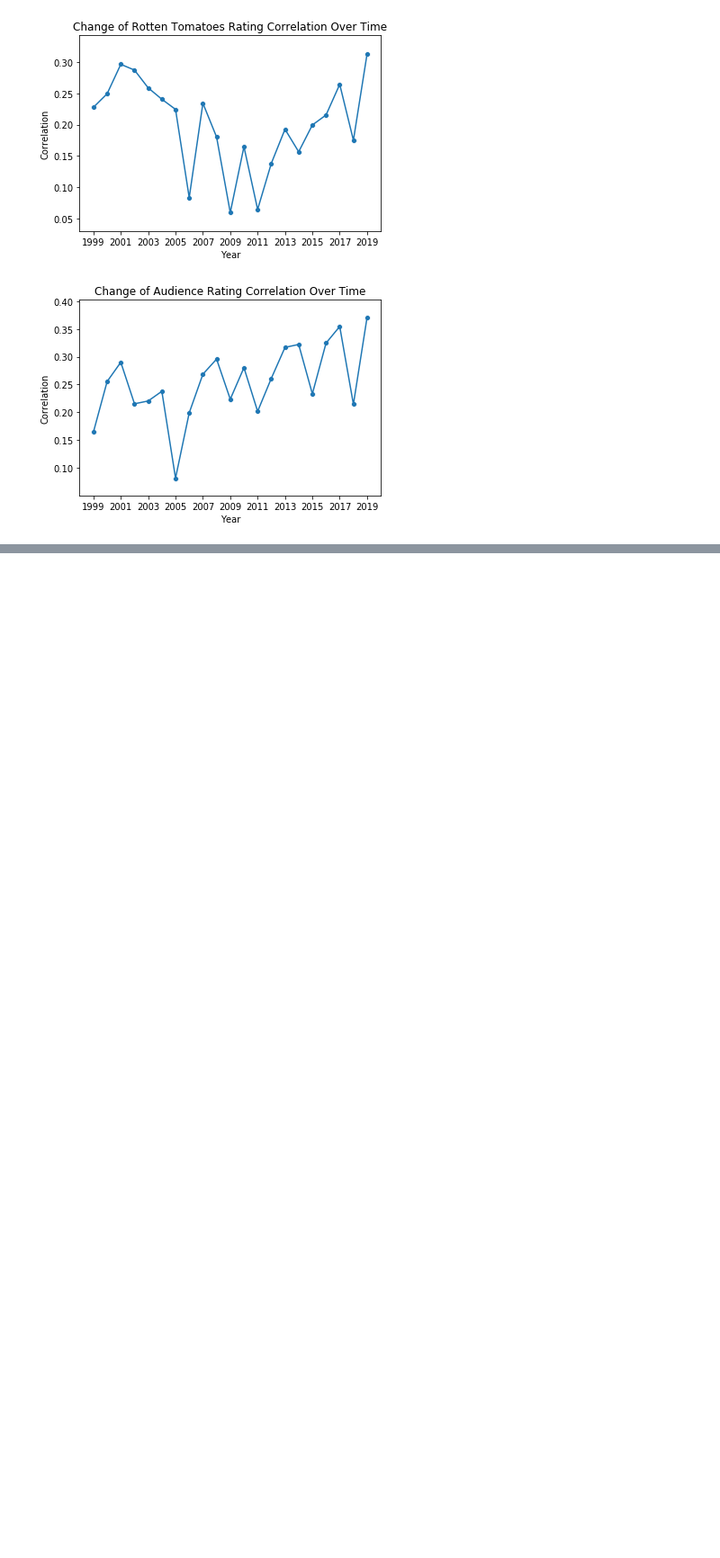
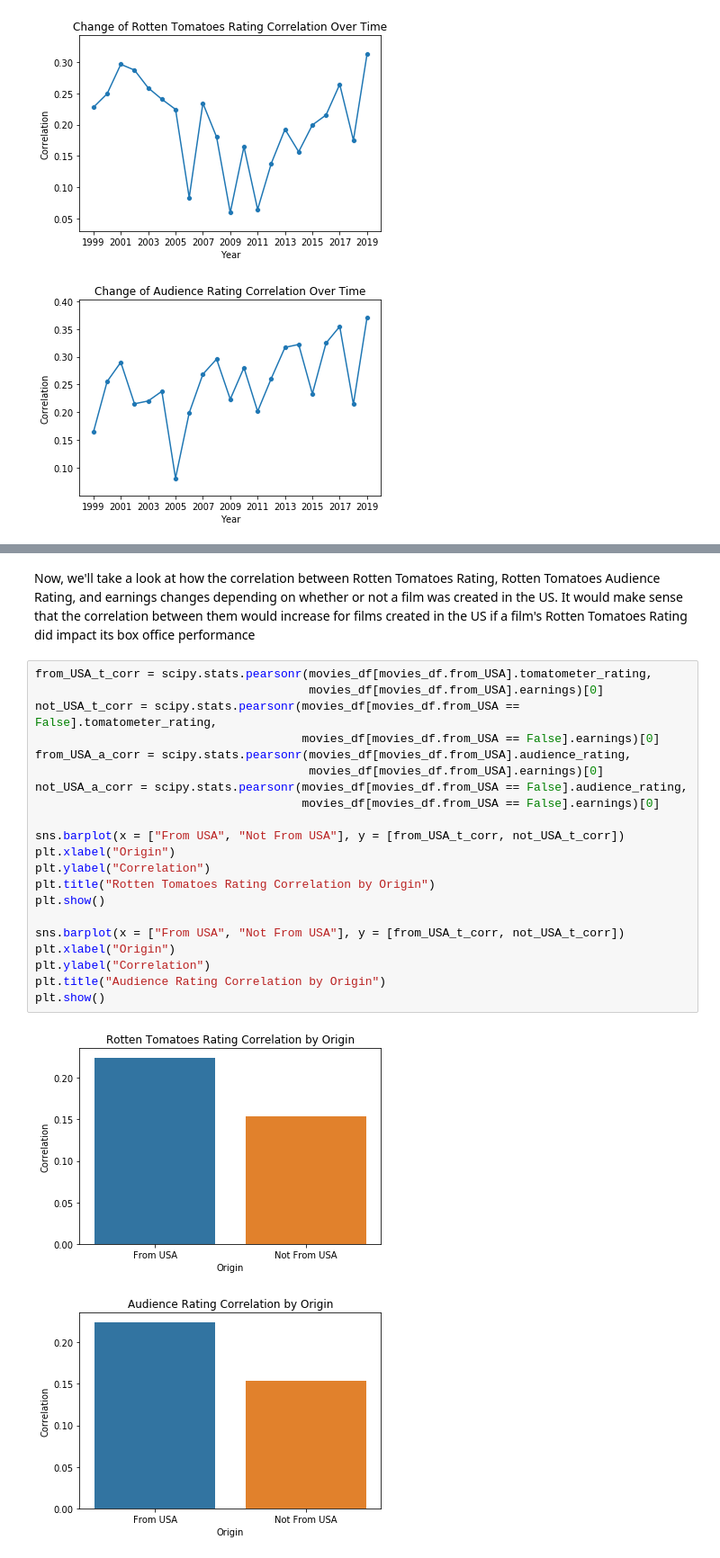
Before and after one commit to brndnzh/Rotten_Tomatoes_Effect, a Jupyter notebook: Rotten_Tomatoes_Effect_Script.ipynb, the cells around one changed output, grey strips where cells are left out. Shown at 90% size. Saved outputs shown, nothing was run; the diff lists cells and outputs as text; blank space fills up the shorter version.

```diff
--- a/Rotten_Tomatoes_Effect_Script.ipynb
+++ b/Rotten_Tomatoes_Effect_Script.ipynb
@@ -317,0 +320,26 @@ Based on these scatterplots, the correlation between Rotten Tomatoes Rating and
+# %% [markdown]
+Now, we'll take a look at how the correlation between Rotten Tomatoes Rating, Rotten Tomatoes Audience Rating, and earnings changes depending on whether or not a film was created in the US. It would make sense that the correlation between them would increase for films created in the US if a film's Rotten Tomatoes Rating did impact its box office performance
+# %%
+from_USA_t_corr = scipy.stats.pearsonr(movies_df[movies_df.from_USA].tomatometer_rating,
+                                       movies_df[movies_df.from_USA].earnings)[0]
+not_USA_t_corr = scipy.stats.pearsonr(movies_df[movies_df.from_USA == False].tomatometer_rating,
+                                      movies_df[movies_df.from_USA == False].earnings)[0]
+from_USA_a_corr = scipy.stats.pearsonr(movies_df[movies_df.from_USA].audience_rating,
+                                       movies_df[movies_df.from_USA].earnings)[0]
+not_USA_a_corr = scipy.stats.pearsonr(movies_df[movies_df.from_USA == False].audience_rating,
+                                      movies_df[movies_df.from_USA == False].earnings)[0]
+
+sns.barplot(x = ["From USA", "Not From USA"], y = [from_USA_t_corr, not_USA_t_corr])
+plt.xlabel("Origin")
+plt.ylabel("Correlation")
+plt.title("Rotten Tomatoes Rating Correlation by Origin")
+plt.show()
+
+sns.barplot(x = ["From USA", "Not From USA"], y = [from_USA_t_corr, not_USA_t_corr])
+plt.xlabel("Origin")
+plt.ylabel("Correlation")
+plt.title("Audience Rating Correlation by Origin")
+plt.show()
+# %% [output]
+[figure, added]
+[figure, added]
```
Also changed, not shown: parts of 7 cells of this notebook.
